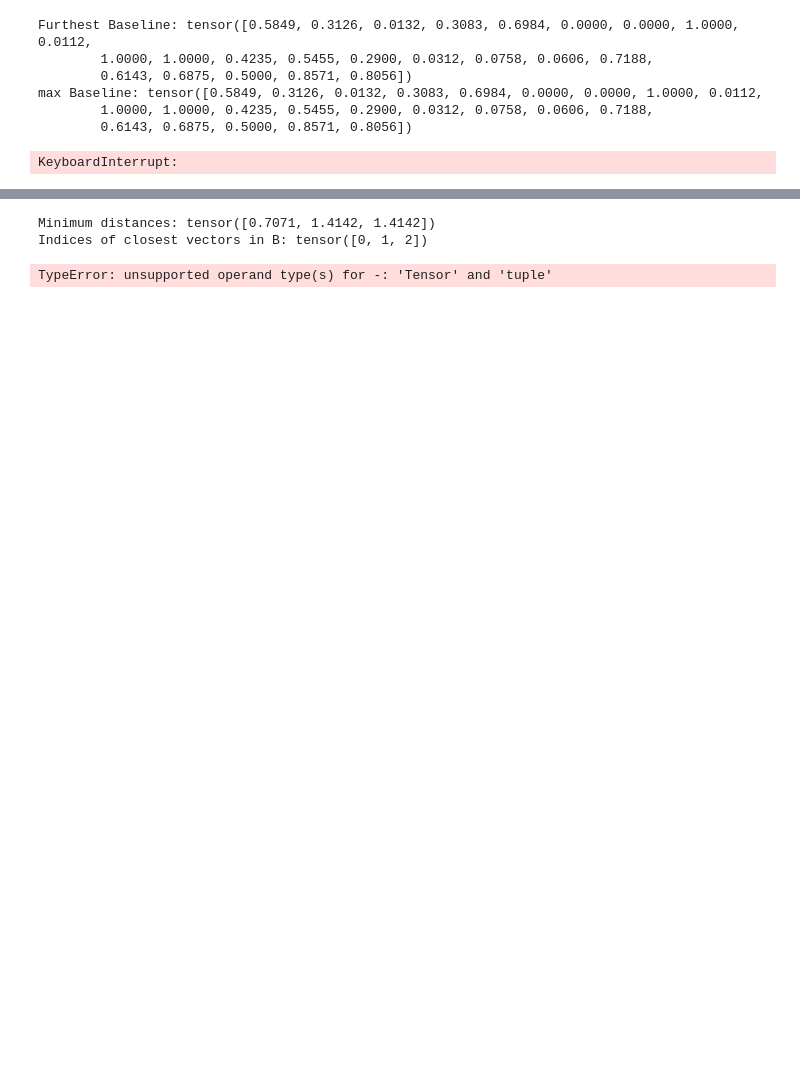
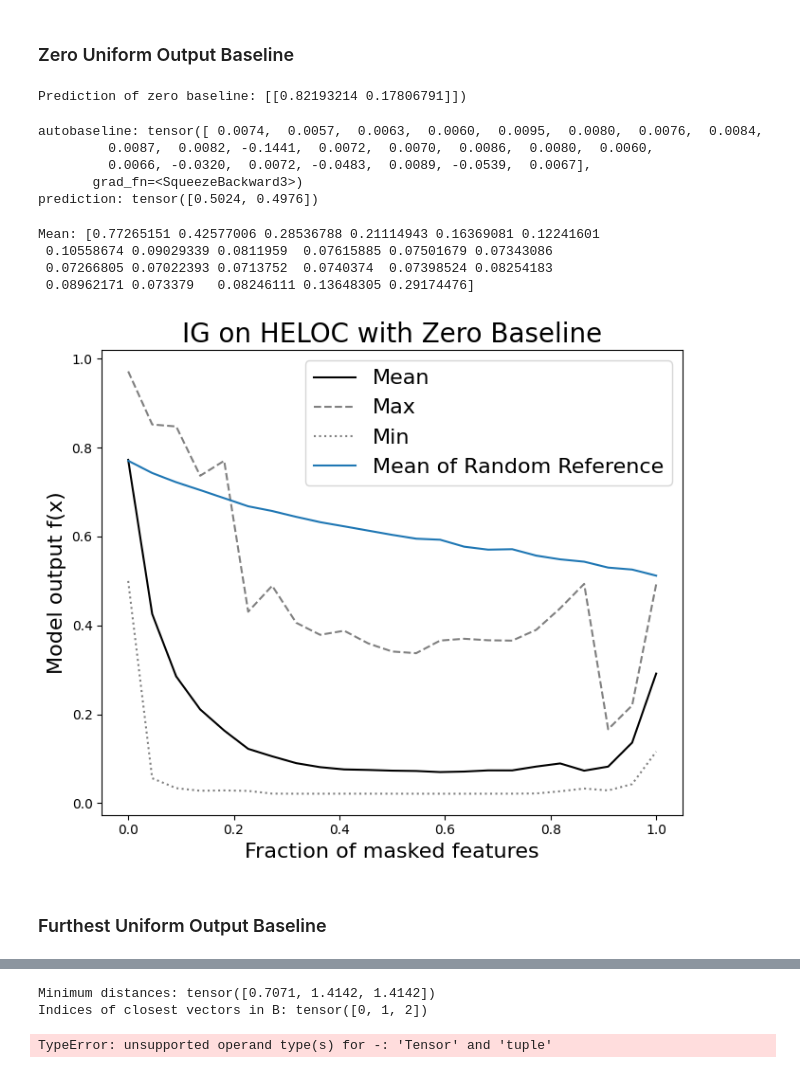
Before and after one commit to mrschmdt/XAI-baselines, a Jupyter notebook: baseline_test.ipynb, the cells around one changed output, grey strips where cells are left out. Drawn from its saved outputs; the diff is of its cells as text; code cells hidden in the pictures; blank space fills up the shorter version.

```diff
--- a/baseline_test.ipynb
+++ b/baseline_test.ipynb
@@ -64,20 +57,42 @@ The PostScript backend does not support transparency; partially transparent arti
-# %%
-from baselines import FurthestUniformOutputBaseline
-from data import HELOC
-import torch
-data = HELOC(mode="validation")
-
-
-baseline_generator = FurthestUniformOutputBaseline(model,data)
-baseline_generator.get_baseline(x= torch.zeros((23)))
-# %% [output]
-Furthest Baseline: tensor([0.5849, 0.3126, 0.0132, 0.3083, 0.6984, 0.0000, 0.0000, 1.0000, 0.0112,
-        1.0000, 1.0000, 0.4235, 0.5455, 0.2900, 0.0312, 0.0758, 0.0606, 0.7188,
-        0.6143, 0.6875, 0.5000, 0.8571, 0.8056])
-max Baseline: tensor([0.5849, 0.3126, 0.0132, 0.3083, 0.6984, 0.0000, 0.0000, 1.0000, 0.0112,
-        1.0000, 1.0000, 0.4235, 0.5455, 0.2900, 0.0312, 0.0758, 0.0606, 0.7188,
-        0.6143, 0.6875, 0.5000, 0.8571, 0.8056])
-KeyboardInterrupt:
+# %% [markdown]
+### Zero Uniform Output Baseline
+# %%
+from evaluation.attribution_methods_evaluator_heloc import AttributionMethodsEvaluator
+from attribution import IntegratedGradient
+from data import HELOC
+import torch
+from baselines import ZeroUniformOutputBaseline, set_precomputed_zero_uniform_output_baseline, get_precomputed_zero_uniform_ouput_baseline
+
+print(f"Prediction of zero baseline: {model.predict(torch.zeros(1, 23)).detach().numpy()})")
+set_precomputed_zero_uniform_output_baseline(model)
+baseline_generator = get_precomputed_zero_uniform_ouput_baseline()
+
+data = HELOC(mode="validation")
+
+ig = IntegratedGradient(model)
+
+evaluator = AttributionMethodsEvaluator(model,dataset="HELOC")
+evaluator.visualize_log_odds_of_dataset(
+    attribute=ig.attribute,
+    title="IG on HELOC with Zero Baseline",
+    attribution_baseline=baseline_generator,
+    masking_baseline=baseline_generator,
+    apply_log=False
+)
+# %% [output]
+Prediction of zero baseline: [[0.82193214 0.17806791]])
+autobaseline: tensor([ 0.0074,  0.0057,  0.0063,  0.0060,  0.0095,  0.0080,  0.0076,  0.0084,
+         0.0087,  0.0082, -0.1441,  0.0072,  0.0070,  0.0086,  0.0080,  0.0060,
+         0.0066, -0.0320,  0.0072, -0.0483,  0.0089, -0.0539,  0.0067],
+       grad_fn=<SqueezeBackward3>)
+prediction: tensor([0.5024, 0.4976])
+Mean: [0.77265151 0.42577006 0.28536788 0.21114943 0.16369081 0.12241601
+ 0.10558674 0.09029339 0.0811959  0.07615885 0.07501679 0.07343086
+ 0.07266805 0.07022393 0.0713752  0.0740374  0.07398524 0.08254183
+ 0.08962171 0.073379   0.08246111 0.13648305 0.29174476]
+[figure, added]
+# %% [markdown]
+### Furthest Uniform Output Baseline
 # %%
 from baselines import FurthestUniformOutputBaseline
 from evaluation.attribution_methods_evaluator_heloc import AttributionMethodsEvaluator
```
Also changed, not shown: parts of 7 cells of this notebook, 5 other files.
